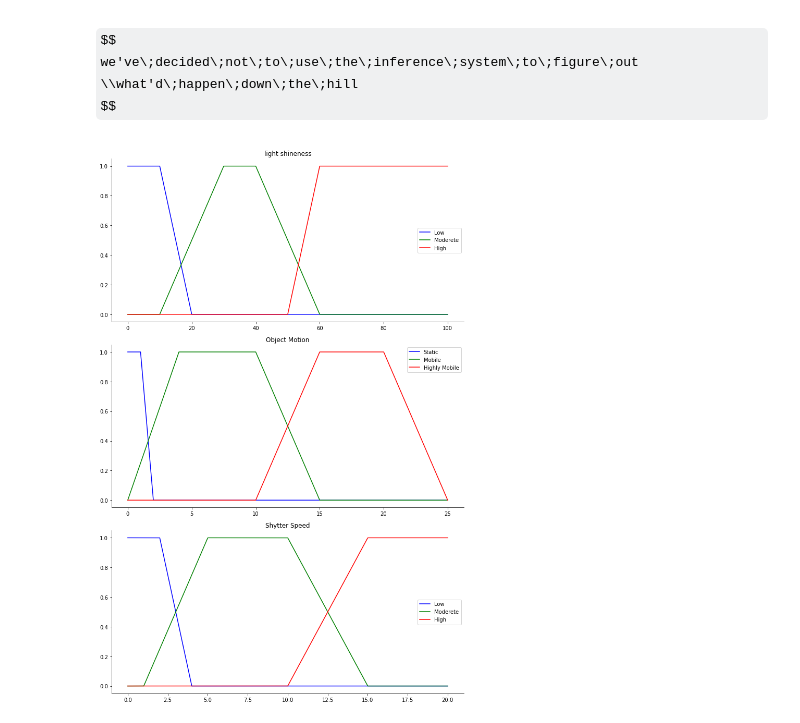
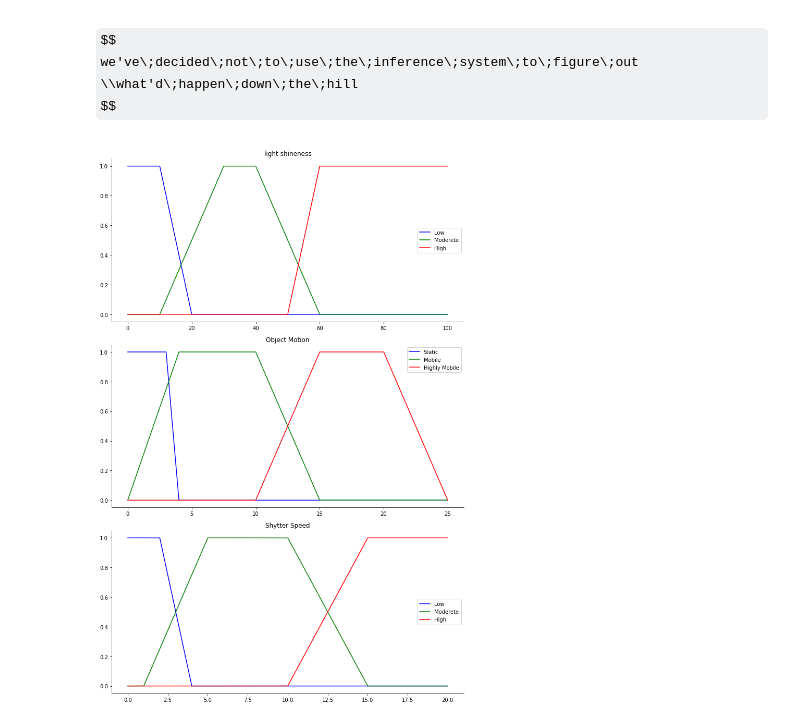
Before and after one commit to garfield-gray/Fuzzy, a Jupyter notebook: P#1.ipynb, the cells around one changed output. Cells and saved outputs as stored; diff of their text form; code cells hidden in the pictures; some formulas as TeX source.

```diff
--- a/P#1.ipynb
+++ b/P#1.ipynb
@@ -29,7 +29,7 @@ light_lo = fuzz.trapmf(x_light, [0, 0, 10, 20])
 light_md = fuzz.trapmf(x_light, [10, 30, 40, 60])
 light_hi = fuzz.trapmf(x_light, [50, 60, 100, 100])
 
-motion_st = fuzz.trapmf(x_motion, [0, 0, 1, 2])
+motion_st = fuzz.trapmf(x_motion, [0, 0, 3, 4])
 motion_mo = fuzz.trapmf(x_motion, [0, 4, 10, 15])
 motion_hi = fuzz.trapmf(x_motion, [10, 15, 20, 25])
 
@@ -40,31 +40,31 @@ ss_hi = fuzz.trapmf(x_ss, [10, 15, 20, 20])
 # Visualize these universes and membership functions
 fig, (ax0, ax1, ax2) = plt.subplots(nrows=3, figsize=(10, 15))
 
 ax0.plot(x_light, light_lo, 'b', linewidth=1.5, label='Low')
 ax0.plot(x_light, light_md, 'g', linewidth=1.5, label='Moderete')
 ax0.plot(x_light, light_hi, 'r', linewidth=1.5, label='High')
 ax0.set_title('light shineness')
 ax0.legend()
 
 ax1.plot(x_motion, motion_st, 'b', linewidth=1.5, label='Static')
 ax1.plot(x_motion, motion_mo, 'g', linewidth=1.5, label='Mobile')
 ax1.plot(x_motion, motion_hi, 'r', linewidth=1.5, label='Highly Mobile')
 ax1.set_title('Object Motion')
 ax1.legend()
 
 ax2.plot(x_ss, ss_lo, 'b', linewidth=1.5, label='Low')
 ax2.plot(x_ss, ss_md, 'g', linewidth=1.5, label='Moderete')
 ax2.plot(x_ss, ss_hi, 'r', linewidth=1.5, label='High')
 ax2.set_title('Shytter Speed')
 ax2.legend()
 
 # Turn off top/right axes
 for ax in (ax0, ax1, ax2):
     ax.spines['top'].set_visible(False)
     ax.spines['right'].set_visible(False)
     ax.get_xaxis().tick_bottom()
     ax.get_yaxis().tick_left()
 
 plt.tight_layout()
 # %% [output]
-[figure, old version]
+[figure, new version]
```
Also changed, not shown: parts of 6 cells of this notebook.
